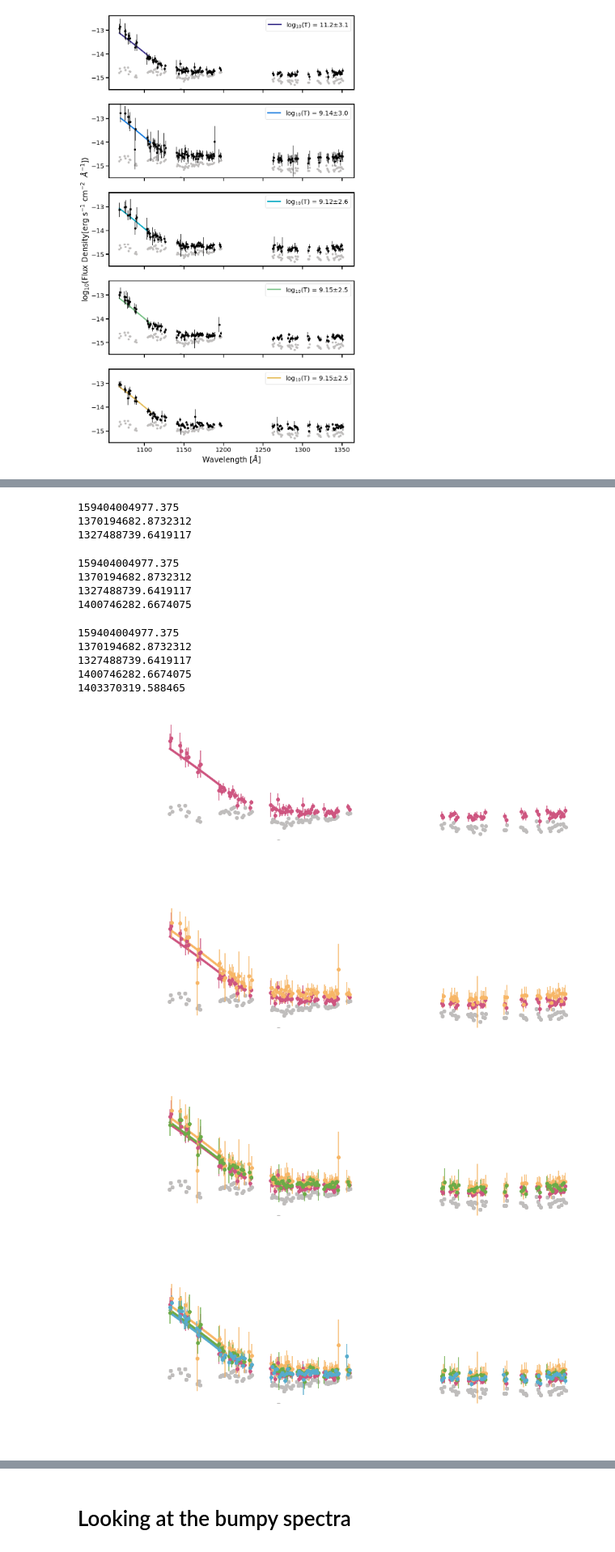
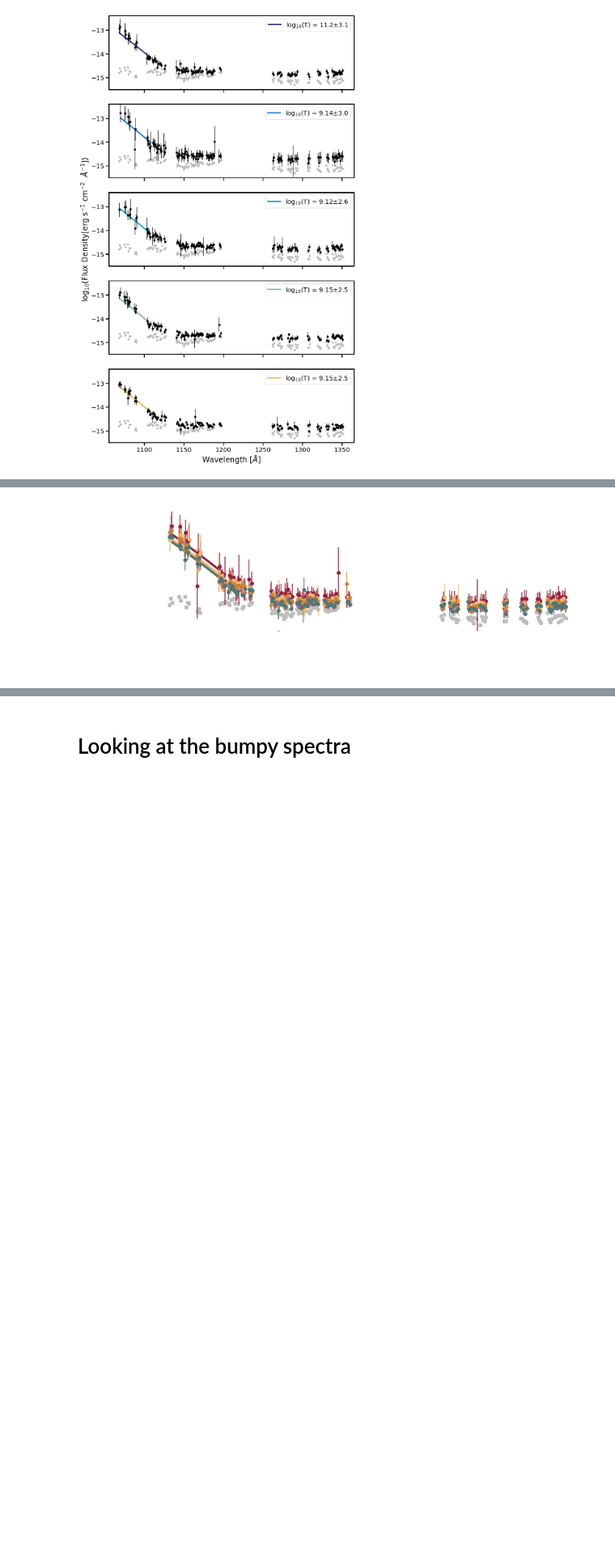
Before and after one commit to afeinstein20/cos_flares, a Jupyter notebook: notebooks/blackbody_fits.ipynb, the cells around one changed output, grey strips where cells are left out. Shown: that part at 81% size. Drawn from its saved outputs; the diff is of its cells as text; code cells hidden in the pictures; blank space fills up the shorter version.

```diff
--- a/notebooks/blackbody_fits.ipynb
+++ b/notebooks/blackbody_fits.ipynb
@@ -362,12 +362,12 @@ if COLOR=='k':
     temp_colors = ['#ce5580', '#f7b666', '#6cab47', '#55acce', '#a255ce']
     ion_colors = np.append('#878482', temp_colors)# parula[np.linspace(0,200,5,dtype=int)])
 else:
-    path = '/Users/belugawhale/Documents/Github/presentation-figures/aumic-flares/dark-bkg'
-    temp_colors = ['#ce5580', '#f7b666', '#6cab47', '#55acce', '#a255ce']
+    path = '/Users/belugawhale/Desktop'
+    temp_colors = ['#BF5D7F', '#962240', '#EDB873', '#D38532', '#4E7879']
     ion_colors = np.append('#878482', temp_colors)#parula[np.linspace(80,230,5,dtype=int)])
 # %%
 lst = [1, 3, -4, -3, -1]
-for n in range(len(lst)):
+for n in range(4,5):#len(lst)):
     fig, laxes = plt.subplots(nrows=1, ncols=1,figsize=(14,4), sharex=True, sharey=True)
 
     for j,i in enumerate(lst[:n+1]):
@@ -421,16 +423 @@ for n in range(len(lst)):
-159404004977.375
-1370194682.8732312
-1327488739.6419117
-159404004977.375
-1370194682.8732312
-1327488739.6419117
-1400746282.6674075
-159404004977.375
-1370194682.8732312
-1327488739.6419117
-1400746282.6674075
-1403370319.588465
-[figure, old version]
+[figure, new version]
-[figure, removed]
-[figure, removed]
-[figure, removed]
```
Also changed, not shown: parts of 1 cell of this notebook, 9 other files.
